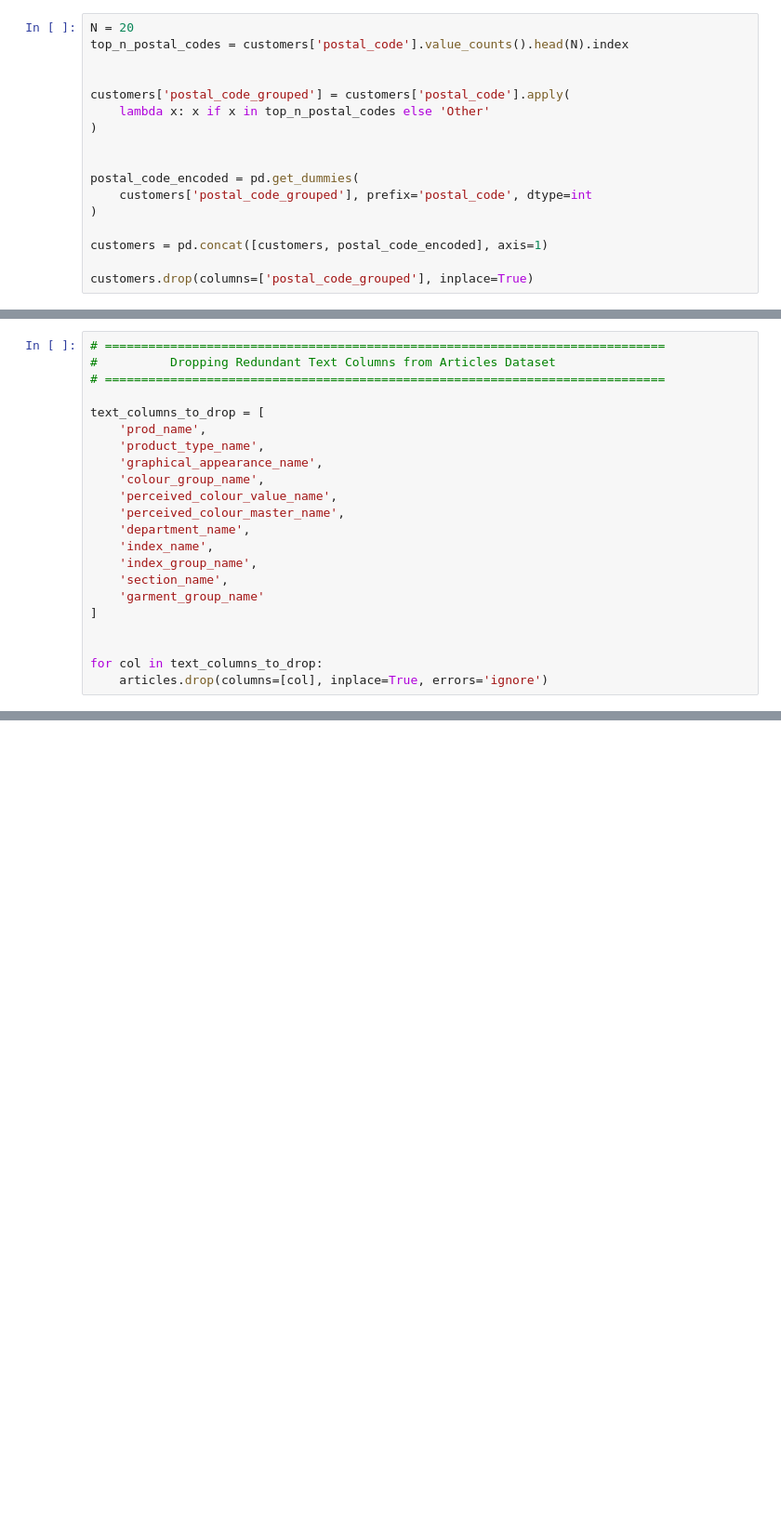
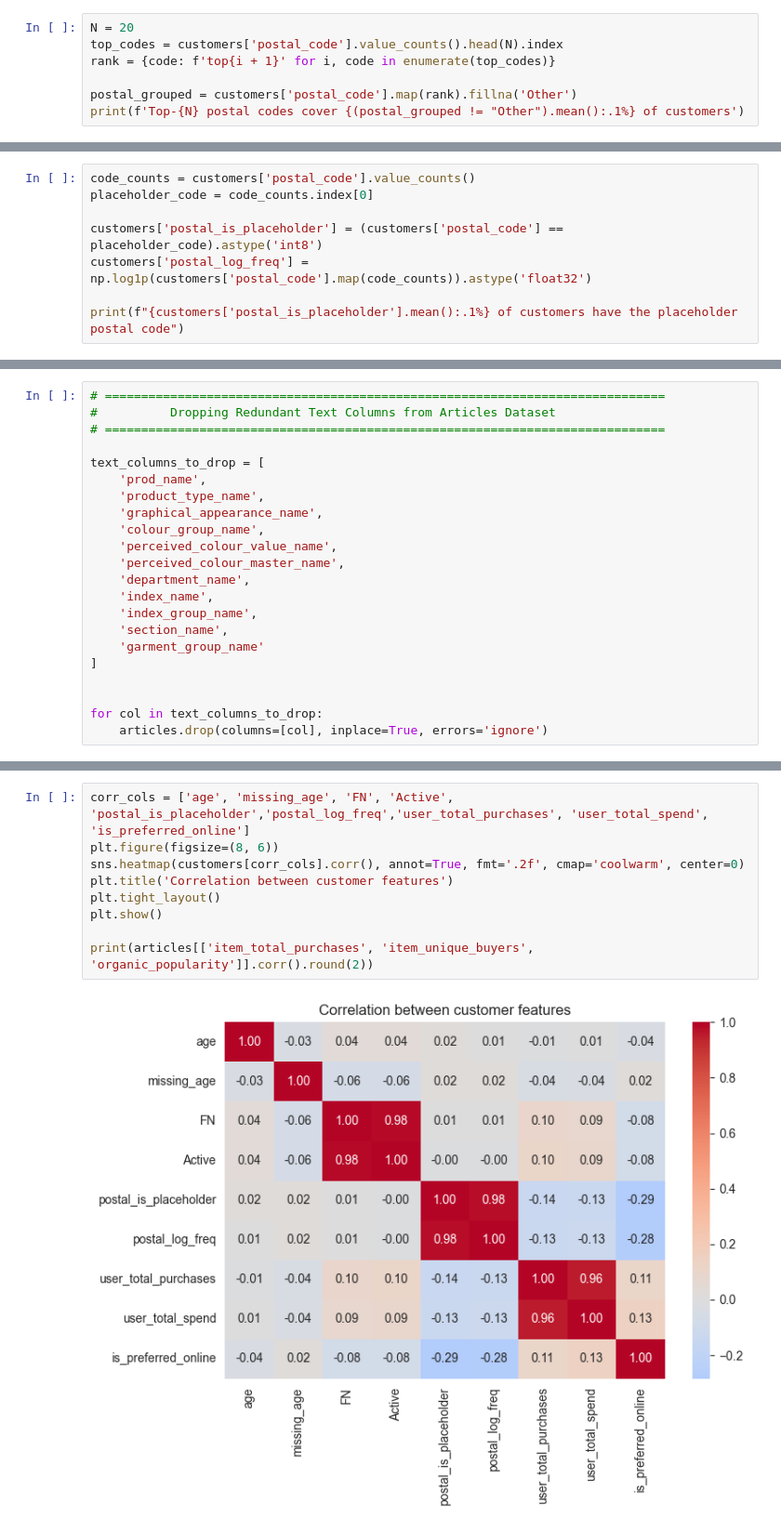
Before and after one commit to parsyan-n/hm-recommendation-project, a Jupyter notebook: EDA_FeatureEngineering.ipynb, the cells around one changed output, grey strips where cells are left out. Shown at 93% size. Saved outputs shown, nothing was run; the diff lists cells and outputs as text; blank space fills up the shorter version.

```diff
--- a/EDA_FeatureEngineering.ipynb
+++ b/EDA_FeatureEngineering.ipynb
@@ -245,17 +261,7 @@ customers['postal_code'].nunique()
 # %%
 N = 20
-top_n_postal_codes = customers['postal_code'].value_counts().head(N).index
+top_codes = customers['postal_code'].value_counts().head(N).index
+rank = {code: f'top{i + 1}' for i, code in enumerate(top_codes)}
 
-
-customers['postal_code_grouped'] = customers['postal_code'].apply(
-    lambda x: x if x in top_n_postal_codes else 'Other'
-)
-
-
-postal_code_encoded = pd.get_dummies(
-    customers['postal_code_grouped'], prefix='postal_code', dtype=int
-)
-
-customers = pd.concat([customers, postal_code_encoded], axis=1)
-
-customers.drop(columns=['postal_code_grouped'], inplace=True)
+postal_grouped = customers['postal_code'].map(rank).fillna('Other')
+print(f'Top-{N} postal codes cover {(postal_grouped != "Other").mean():.1%} of customers')
@@ -261,0 +274,8 @@ customers.drop(columns=['postal_code_grouped'], inplace=True)
+# %%
+code_counts = customers['postal_code'].value_counts()
+placeholder_code = code_counts.index[0]
+
+customers['postal_is_placeholder'] = (customers['postal_code'] == placeholder_code).astype('int8')
+customers['postal_log_freq'] = np.log1p(customers['postal_code'].map(code_counts)).astype('float32')
+
+print(f"{customers['postal_is_placeholder'].mean():.1%} of customers have the placeholder postal code")
@@ -1227,0 +1282,11 @@ articles.to_parquet('articles_processed.parquet', index=False)
+# %%
+corr_cols = ['age', 'missing_age', 'FN', 'Active', 'postal_is_placeholder','postal_log_freq','user_total_purchases', 'user_total_spend', 'is_preferred_online']
+plt.figure(figsize=(8, 6))
+sns.heatmap(customers[corr_cols].corr(), annot=True, fmt='.2f', cmap='coolwarm', center=0)
+plt.title('Correlation between customer features')
+plt.tight_layout()
+plt.show()
+
+print(articles[['item_total_purchases', 'item_unique_buyers', 'organic_popularity']].corr().round(2))
+# %% [output]
+[figure, added]
```
Also changed, not shown: parts of 99 cells of this notebook.
